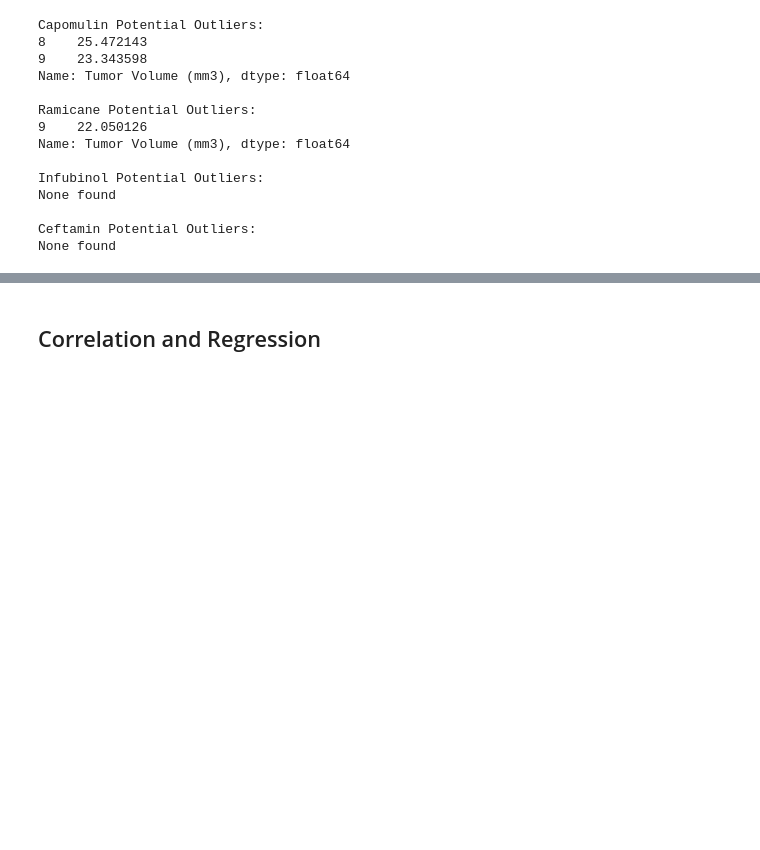
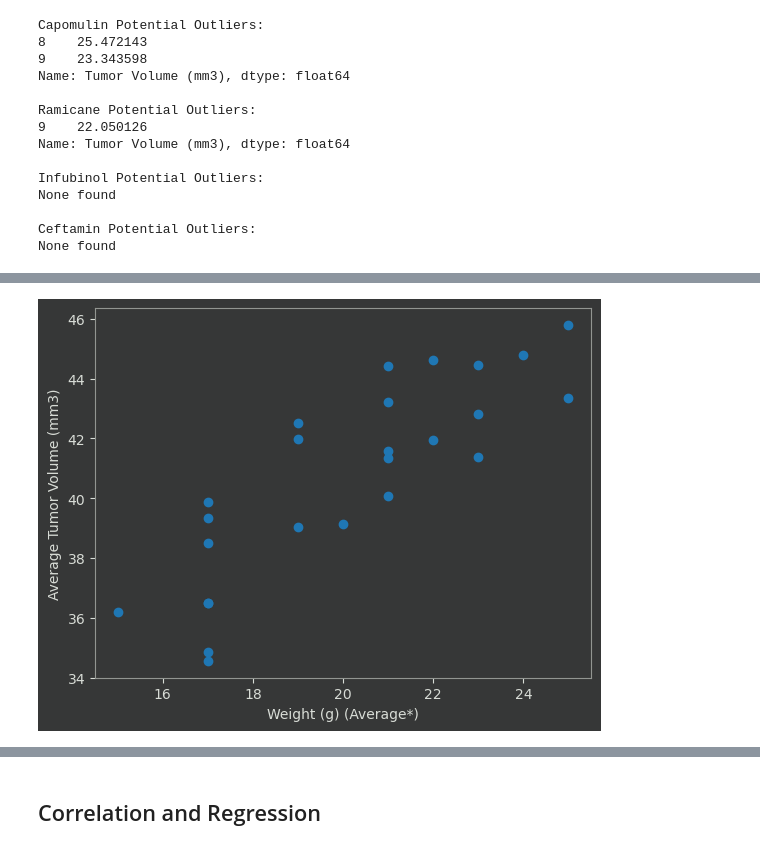
Before and after one commit to AshelynAllred/matplotlib-challenge, a Jupyter notebook: Pymaceuticals/pymaceuticals_starter.ipynb, the cells around one changed output, grey strips where cells are left out. Cells and saved outputs as stored; diff of their text form; code cells hidden in the pictures; blank space fills up the shorter version.

```diff
--- a/Pymaceuticals/pymaceuticals_starter.ipynb
+++ b/Pymaceuticals/pymaceuticals_starter.ipynb
@@ -286,2 +358,21 @@ None found
+# %%
+# creating subset data for scatter plot
+drug_specific_by_mouse_df = drug_specific_df.groupby('Mouse ID')
+
+avg_volumes = drug_specific_by_mouse_df['Tumor Volume (mm3)'].mean()
+weights = drug_specific_by_mouse_df['Weight (g)'].mean()
+# %%
+# Generate a scatter plot of mouse weight vs. the average observed tumor volume for the entire Capomulin regimen
+
+scatter_data = [weights.values, avg_volumes.values]
+plt.scatter(scatter_data[0], scatter_data[1])
+plt.xlabel('Weight (g) (Average*)')
+plt.ylabel('Average Tumor Volume (mm3)')
+
+plt.show()
+
+# TODO this does not look right, may need to refer back to rubric
+# %% [output]
+[figure, added]
 # %%
 # %% [output]
```
Also changed, not shown: parts of 20 cells of this notebook.
